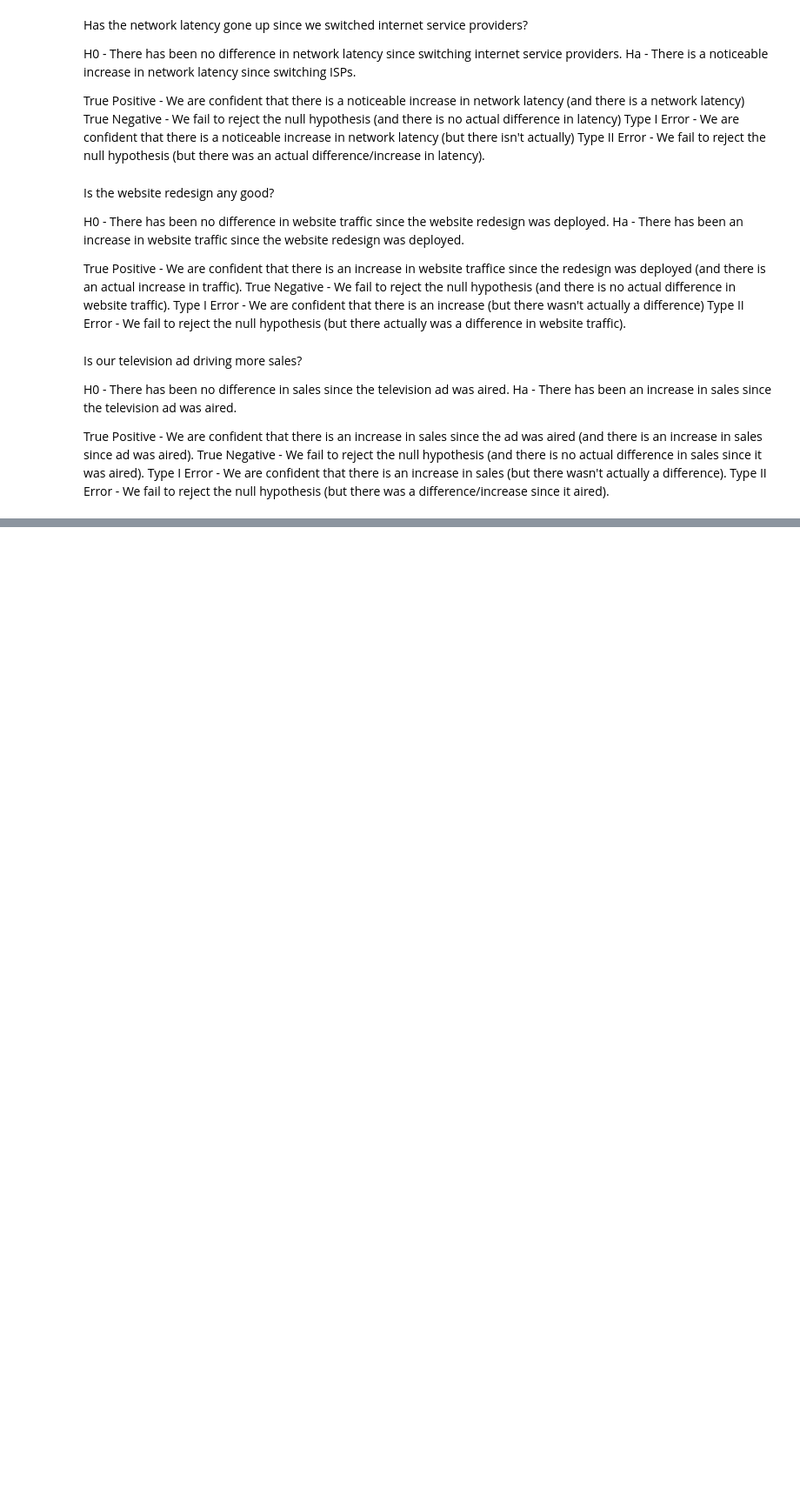
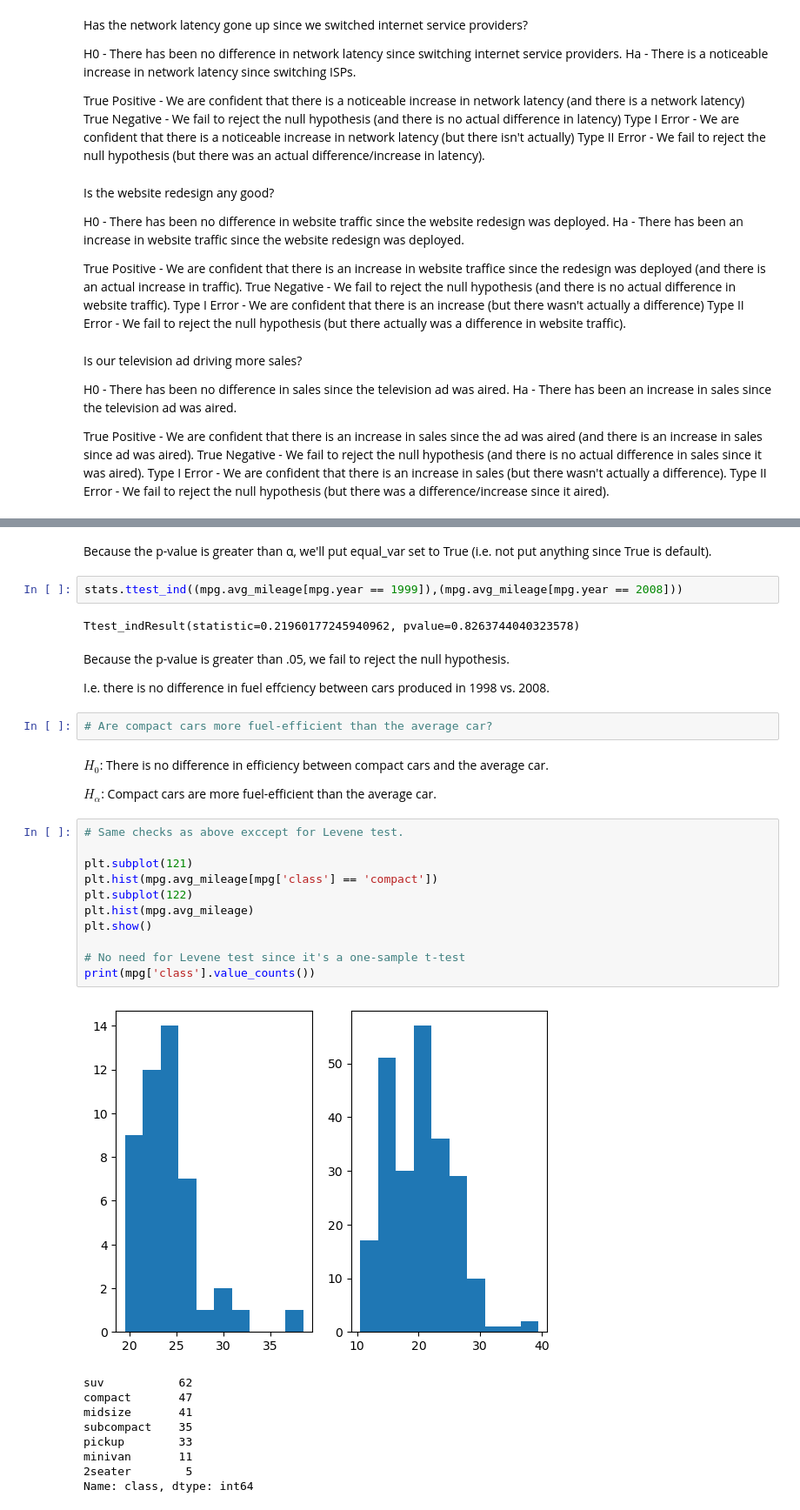
Before and after one commit to wilson-velasco/statistics-exercises, a Jupyter notebook: hypothesis_testing.ipynb, the cells around one changed output, grey strips where cells are left out. Shown at 87% size. Saved outputs shown, nothing was run; the diff lists cells and outputs as text; blank space fills up the shorter version.

Commit message:
updated hypothesis testing exercises

```diff
--- a/hypothesis_testing.ipynb
+++ b/hypothesis_testing.ipynb
@@ -32,0 +140,37 @@ Type II Error - We fail to reject the null hypothesis (but there was a differenc
+# %% [markdown]
+Because the p-value is greater than α, we'll put equal_var set to True (i.e. not put anything since True is default).
+# %%
+stats.ttest_ind((mpg.avg_mileage[mpg.year == 1999]),(mpg.avg_mileage[mpg.year == 2008]))
+# %% [output]
+Ttest_indResult(statistic=0.21960177245940962, pvalue=0.8263744040323578)
+# %% [markdown]
+Because the p-value is greater than .05, we fail to reject the null hypothesis.
+
+I.e. there is no difference in fuel effciency between cars produced in 1998 vs. 2008.
+# %%
+# Are compact cars more fuel-efficient than the average car?
+# %% [markdown]
+$H_0$: There is no difference in efficiency between compact cars and the average car.
+
+$H_\alpha$: Compact cars are more fuel-efficient than the average car.
+# %%
+# Same checks as above exccept for Levene test.
+
+plt.subplot(121)
+plt.hist(mpg.avg_mileage[mpg['class'] == 'compact'])
+plt.subplot(122)
+plt.hist(mpg.avg_mileage)
+plt.show()
+
+# No need for Levene test since it's a one-sample t-test
+print(mpg['class'].value_counts())
+# %% [output]
+[figure, added]
+suv           62
+compact       47
+midsize       41
+subcompact    35
+pickup        33
+minivan       11
+2seater        5
+Name: class, dtype: int64
```
Also changed, not shown: parts of 24 cells of this notebook.
